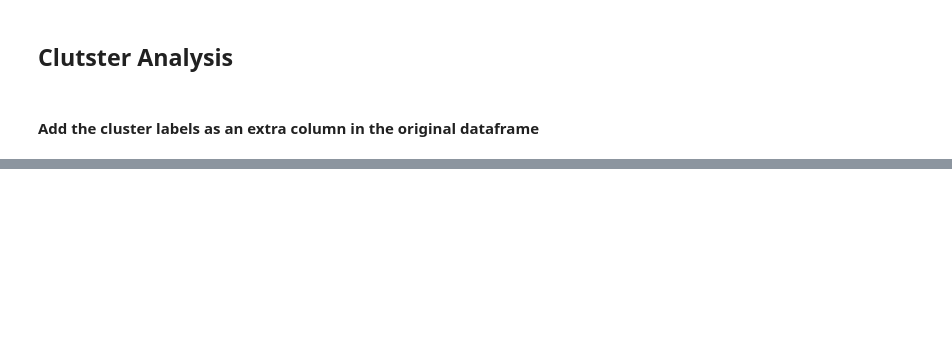
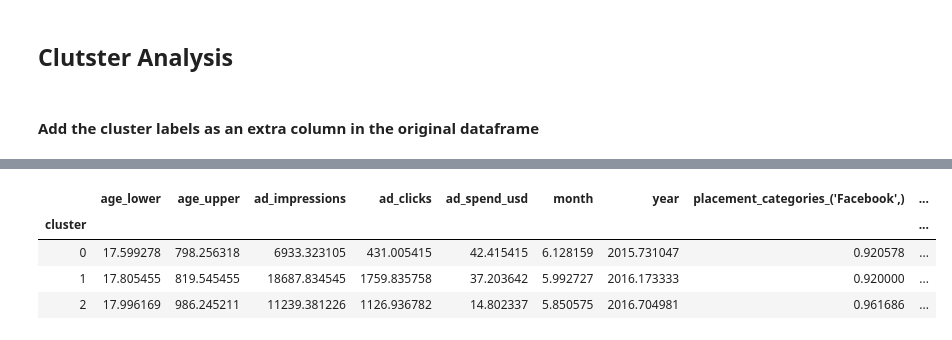
Before and after one commit to NiallDillane/cs4055-DataMining, a Jupyter notebook: project/Russian Ads Analysis - Clustering.ipynb, the cells around one changed output, grey strips where cells are left out. Drawn from its saved outputs; the diff is of its cells as text; code cells hidden in the pictures; blank space fills up the shorter version.

```diff
--- a/project/Russian Ads Analysis - Clustering.ipynb
+++ b/project/Russian Ads Analysis - Clustering.ipynb
@@ -225,5 +233,5 @@ clustering_scatterplot(points=XYcoordinates[:-k,:],
 # %% [markdown]
 #### Add the cluster labels as an extra column in the original dataframe
 # %%
-dfNumEncode['cluster'] = pd.Series(clustered_data_sklearn.labels_, index=dfNumEncode.index)
+df['cluster'] = pd.Series(clustered_data_sklearn.labels_, index=dfNumEncode.index)
 # %%
@@ -231,2 +246,8 @@ dfNumEncode.head()
 # %%
-lab6_df.groupby('cluster').mean()
+dfNumEncode.groupby('cluster').mean()
+# %% [output]
+|  | age_lower | age_upper | ad_impressions | ad_clicks | ad_spend_usd | month | year | placement_categories_('Facebook',) | ... |
+| cluster |  |  |  |  |  |  |  |  | ... |
+| 0 | 17.599278 | 798.256318 | 6933.323105 | 431.005415 | 42.415415 | 6.128159 | 2015.731047 | 0.920578 | ... |
+| 1 | 17.805455 | 819.545455 | 18687.834545 | 1759.835758 | 37.203642 | 5.992727 | 2016.173333 | 0.920000 | ... |
+| 2 | 17.996169 | 986.245211 | 11239.381226 | 1126.936782 | 14.802337 | 5.850575 | 2016.704981 | 0.961686 | ... |
```
Also changed, not shown: parts of 6 cells of this notebook.
